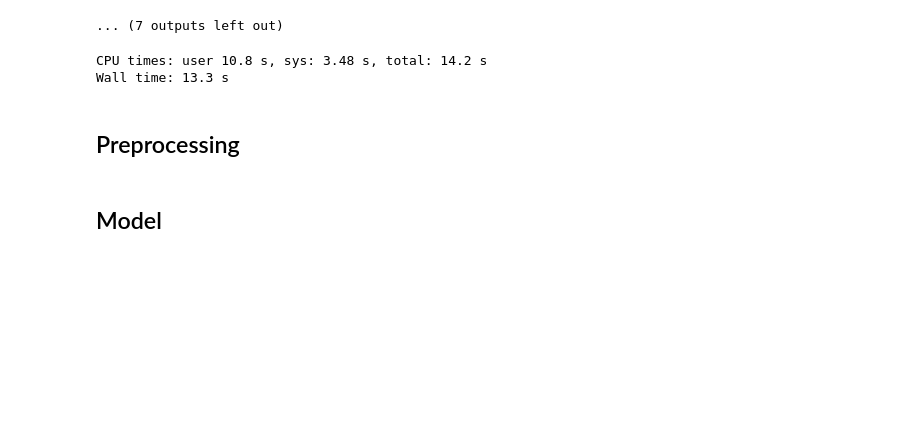
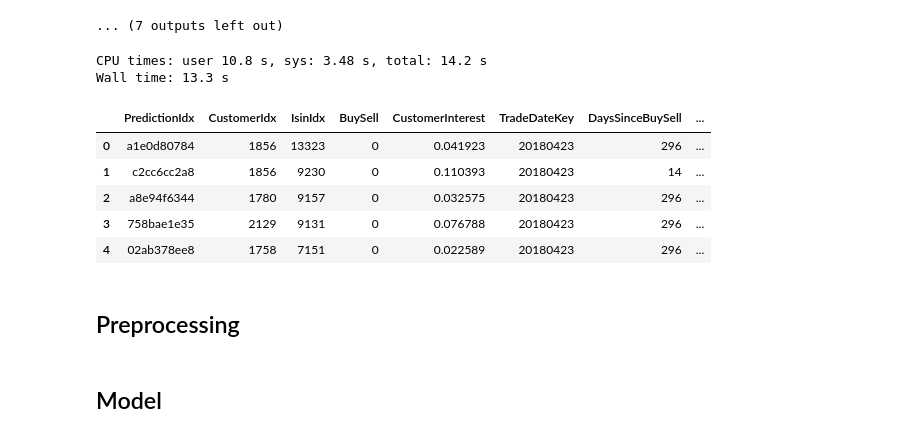
Before and after one commit to Robert-Aduviri/DSG-2018-Qualifiers, a Jupyter notebook: notebooks/robert/RA-13-Bonds-Prices.ipynb, the cells around one changed output. Cells and saved outputs as stored; diff of their text form; code cells hidden in the pictures; blank space fills up the shorter version.

```diff
--- a/notebooks/robert/RA-13-Bonds-Prices.ipynb
+++ b/notebooks/robert/RA-13-Bonds-Prices.ipynb
@@ -165,3 +168,12 @@ Wall time: 13.3 s
+# %%
+weeks[-1].head()
+# %% [output]
+|  | PredictionIdx | CustomerIdx | IsinIdx | BuySell | CustomerInterest | TradeDateKey | DaysSinceBuySell | ... |
+| 0 | a1e0d80784 | 1856 | 13323 | 0 | 0.041923 | 20180423 | 296 | ... |
+| 1 | c2cc6cc2a8 | 1856 | 9230 | 0 | 0.110393 | 20180423 | 14 | ... |
+| 2 | a8e94f6344 | 1780 | 9157 | 0 | 0.032575 | 20180423 | 296 | ... |
+| 3 | 758bae1e35 | 2129 | 9131 | 0 | 0.076788 | 20180423 | 296 | ... |
+| 4 | 02ab378ee8 | 1758 | 7151 | 0 | 0.022589 | 20180423 | 296 | ... |
 # %% [markdown]
 ## Preprocessing
 # %%
```
Also changed, not shown: parts of 2 cells of this notebook, 1 other file.
